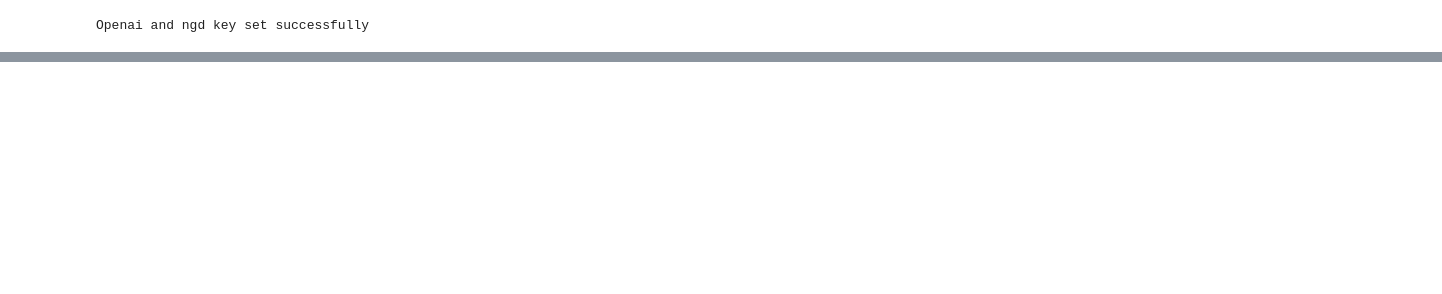
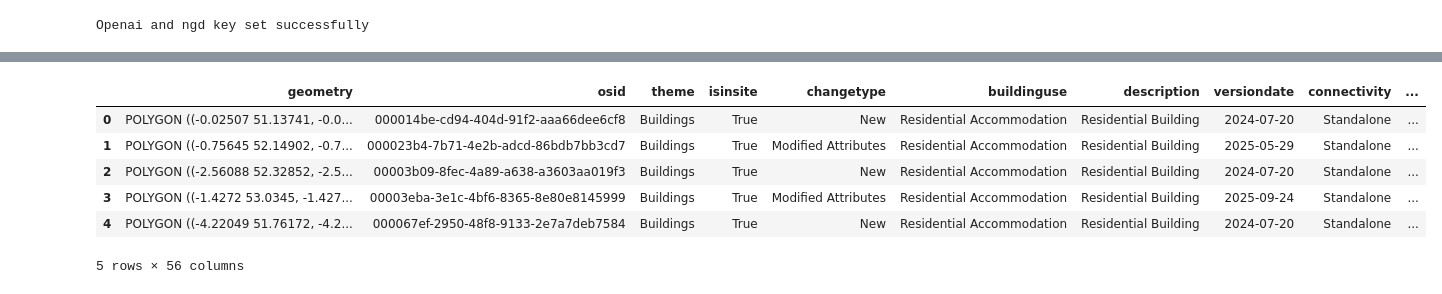
Before and after one commit to arjun8009/a2a_framework, a Jupyter notebook: system_tests.ipynb, the cells around one changed output, grey strips where cells are left out. Cells and saved outputs as stored; diff of their text form; code cells hidden in the pictures; blank space fills up the shorter version.

Commit message:
Added Address,Buildings,Named Area to os functionality

```diff
--- a/system_tests.ipynb
+++ b/system_tests.ipynb
@@ -718,6 +719,6 @@ set_api_keys()
 Openai and ngd key set successfully
 # %%
 # We do not have access so just demonstrating code here
-ngd = NGD(os.getenv("OSNGD_API_KEY"), "gnm-fts-namedarea-1")
-area = ngd.query(max_results=1, cql_filter=f"name1_text='Exeter'")
-print(area)
+ngd = NGD(key=os.getenv("OSNDG_API_KEY"), collection="bld-fts-building-3")
+area = ngd.query(max_results=5, cql_filter=f"description = 'Residential Building'")
+buildings = gpd.GeoDataFrame.from_features(area["features"])
@@ -729,0 +737,10 @@ HTTPError: 401 Client Error: Unauthorized for url: https://api.os.uk/features/ng
+# %%
+buildings
+# %% [output]
+|  | geometry | osid | theme | isinsite | changetype | buildinguse | description | versiondate | connectivity | ... |
+| 0 | POLYGON ((-0.02507 51.13741, -0.0... | 000014be-cd94-404d-91f2-aaa66dee6cf8 | Buildings | True | New | Residential Accommodation | Residential Building | 2024-07-20 | Standalone | ... |
+| 1 | POLYGON ((-0.75645 52.14902, -0.7... | 000023b4-7b71-4e2b-adcd-86bdb7bb3cd7 | Buildings | True | Modified Attributes | Residential Accommodation | Residential Building | 2025-05-29 | Standalone | ... |
+| 2 | POLYGON ((-2.56088 52.32852, -2.5... | 00003b09-8fec-4a89-a638-a3603aa019f3 | Buildings | True | New | Residential Accommodation | Residential Building | 2024-07-20 | Standalone | ... |
+| 3 | POLYGON ((-1.4272 53.0345, -1.427... | 00003eba-3e1c-4bf6-8365-8e80e8145999 | Buildings | True | Modified Attributes | Residential Accommodation | Residential Building | 2025-09-24 | Standalone | ... |
+| 4 | POLYGON ((-4.22049 51.76172, -4.2... | 000067ef-2950-48f8-9133-2e7a7deb7584 | Buildings | True | New | Residential Accommodation | Residential Building | 2024-07-20 | Standalone | ... |
+5 rows × 56 columns
```
Also changed, not shown: parts of 10 cells of this notebook, 6 other files.
